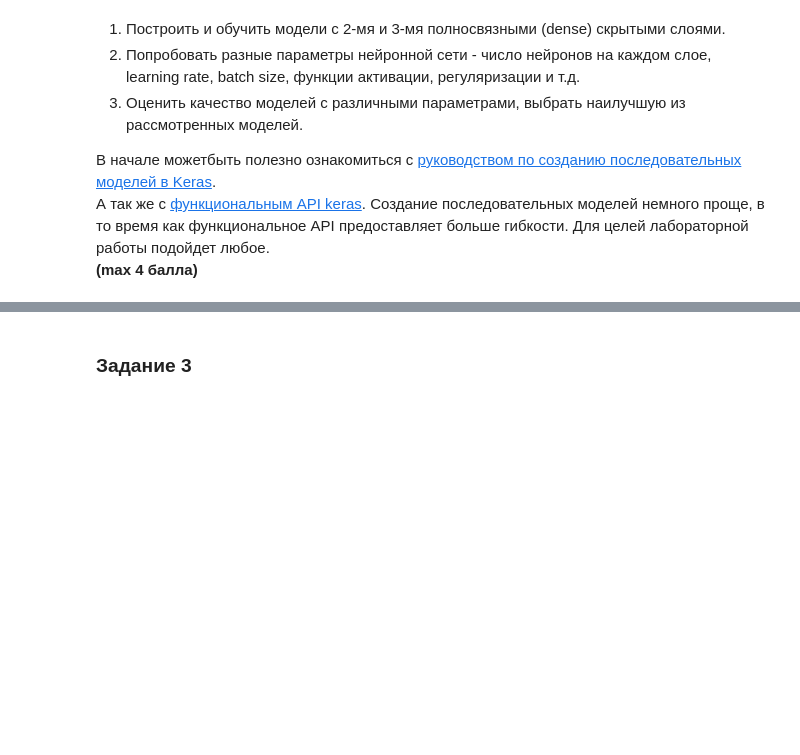
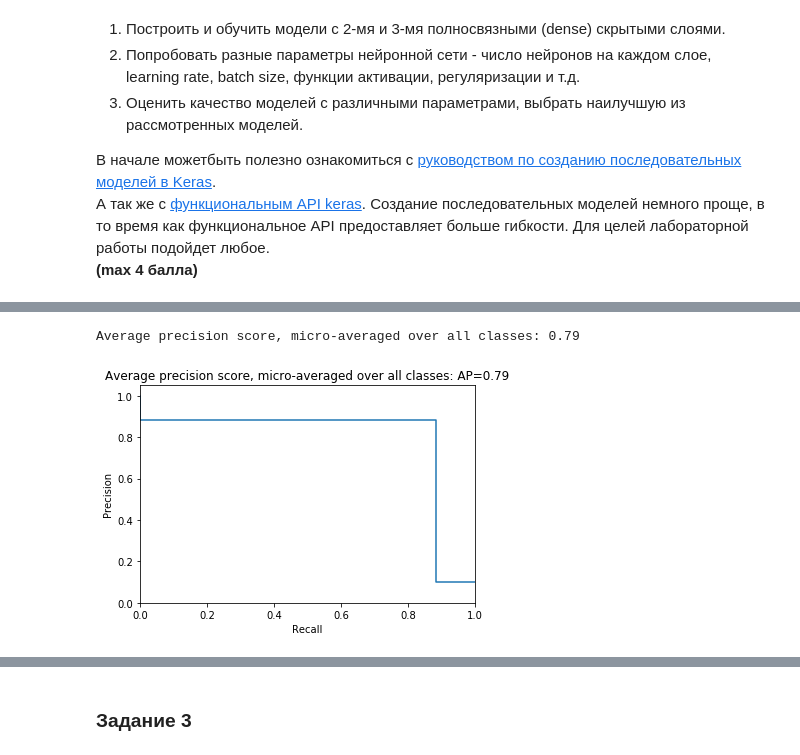
Before and after one commit to alinaalborova/nlp_course, a Jupyter notebook: Lab2_v2.ipynb, the cells around one changed output, grey strips where cells are left out. Drawn from its saved outputs; the diff is of its cells as text; code cells hidden in the pictures; blank space fills up the shorter version.

```diff
--- a/Lab2_v2.ipynb
+++ b/Lab2_v2.ipynb
@@ -134,0 +328,5 @@ score = model.evaluate(x_test, y_test, batch_size=128)
+# %%
+precision_recall_plot(y_test_e, predicted_classes_e_3)
+# %% [output]
+Average precision score, micro-averaged over all classes: 0.79
+[figure, added]
```
Also changed, not shown: parts of 47 cells of this notebook.
